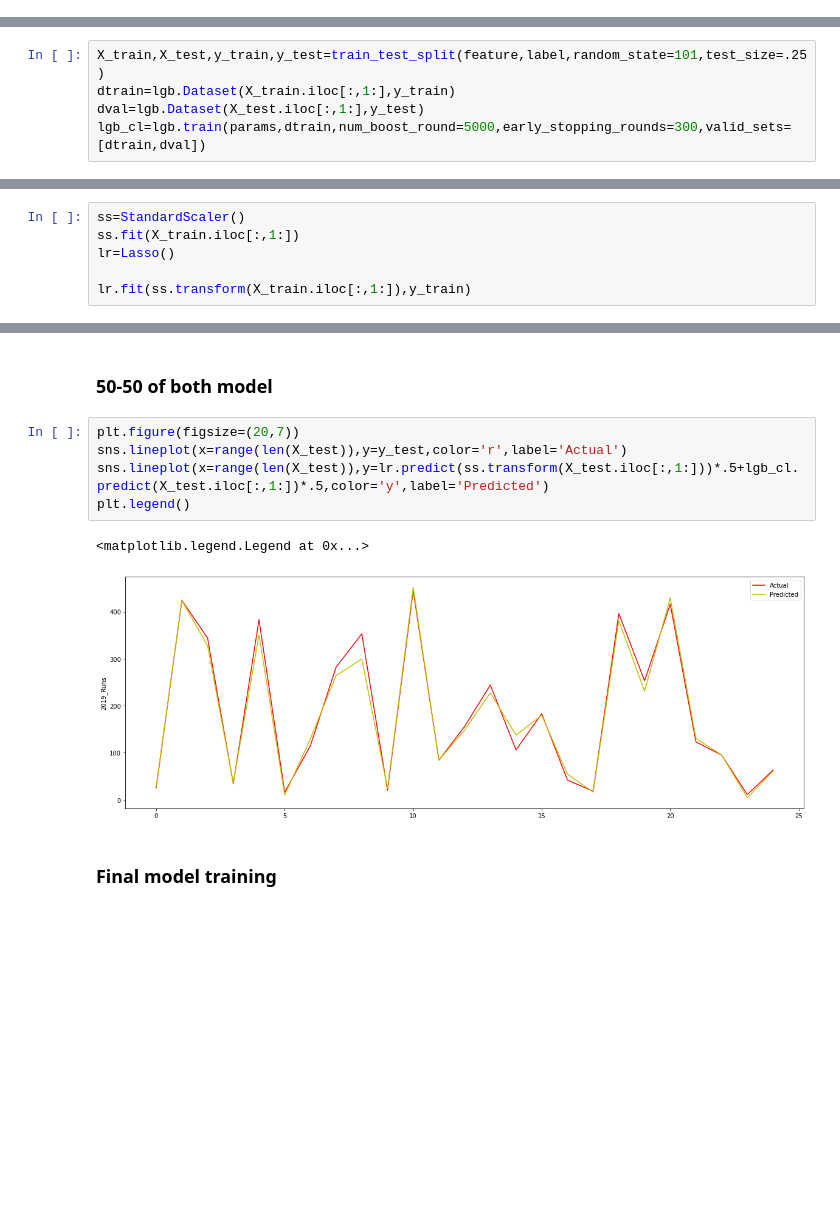
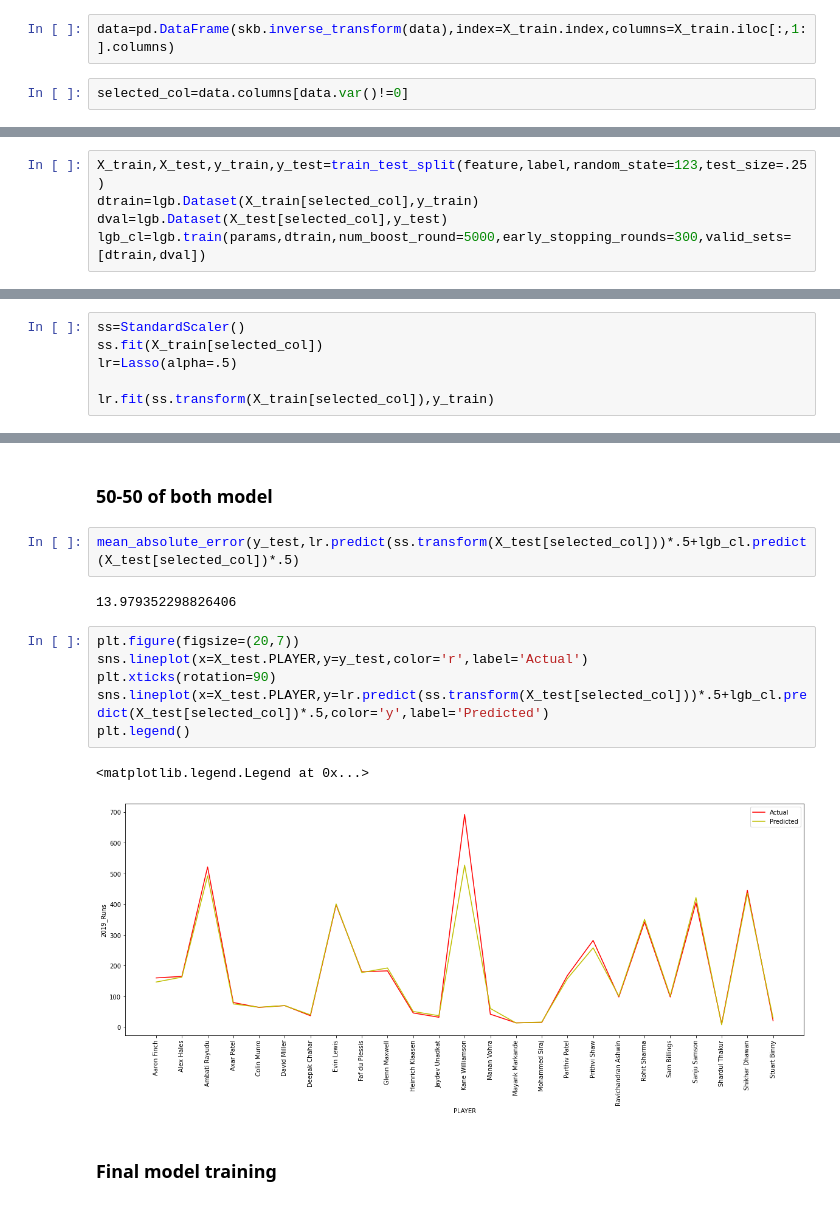
Before and after one commit to pankajknitj/flipr20, a Jupyter notebook: fliper ipl20.ipynb, the cells around one changed output, grey strips where cells are left out. Saved outputs shown, nothing was run; the diff lists cells and outputs as text; blank space fills up the shorter version.

```diff
--- a/fliper ipl20.ipynb
+++ b/fliper ipl20.ipynb
@@ -110,3 +116,7 @@ from sklearn.metrics import mean_absolute_error
+# %%
+data=pd.DataFrame(skb.inverse_transform(data),index=X_train.index,columns=X_train.iloc[:,1:].columns)
+# %%
+selected_col=data.columns[data.var()!=0]
 # %% [markdown]
 ### CV
 Along with the l1-mean, l1-std reduced in significant amount, it is indicating the lots of variation in the prediction,great thing. but it is somewhat indicative of overfit.
@@ -148,6 +158,6 @@ pd.DataFrame(lgb.cv(params,dtrain,num_boost_round=1000,nfold=5,early_stopping_ro
 # %%
-X_train,X_test,y_train,y_test=train_test_split(feature,label,random_state=101,test_size=.25)
-dtrain=lgb.Dataset(X_train.iloc[:,1:],y_train)
-dval=lgb.Dataset(X_test.iloc[:,1:],y_test)
+X_train,X_test,y_train,y_test=train_test_split(feature,label,random_state=123,test_size=.25)
+dtrain=lgb.Dataset(X_train[selected_col],y_train)
+dval=lgb.Dataset(X_test[selected_col],y_test)
 lgb_cl=lgb.train(params,dtrain,num_boost_round=5000,early_stopping_rounds=300,valid_sets=[dtrain,dval])
 # %% [output]
@@ -218,8 +228,8 @@ feature.head()
 | 4 | Alex Hales | 6 | 0 | 148 | 45 | 24.66 | 118 | 125.42 | 0 | 0 | 13 | ... |
 # %%
 ss=StandardScaler()
-ss.fit(X_train.iloc[:,1:])
-lr=Lasso()
+ss.fit(X_train[selected_col])
+lr=Lasso(alpha=.5)
 
-lr.fit(ss.transform(X_train.iloc[:,1:]),y_train)
+lr.fit(ss.transform(X_train[selected_col]),y_train)
 # %% [output]
@@ -244,13 +255,18 @@ plt.legend()
 # %% [markdown]
 ### 50-50 of both model
+# %%
+mean_absolute_error(y_test,lr.predict(ss.transform(X_test[selected_col]))*.5+lgb_cl.predict(X_test[selected_col])*.5)
+# %% [output]
+13.979352298826406
 # %%
 plt.figure(figsize=(20,7))
-sns.lineplot(x=range(len(X_test)),y=y_test,color='r',label='Actual')
-sns.lineplot(x=range(len(X_test)),y=lr.predict(ss.transform(X_test.iloc[:,1:]))*.5+lgb_cl.predict(X_test.iloc[:,1:])*.5,color='y',label='Predicted')
+sns.lineplot(x=X_test.PLAYER,y=y_test,color='r',label='Actual')
+plt.xticks(rotation=90)
+sns.lineplot(x=X_test.PLAYER,y=lr.predict(ss.transform(X_test[selected_col]))*.5+lgb_cl.predict(X_test[selected_col])*.5,color='y',label='Predicted')
 plt.legend()
 # %% [output]
 <matplotlib.legend.Legend at 0x...>
-[figure, old version]
+[figure, new version]
 # %% [markdown]
 ###  Final model training
 # %%
```
Also changed, not shown: parts of 33 cells of this notebook, 1 other file.
